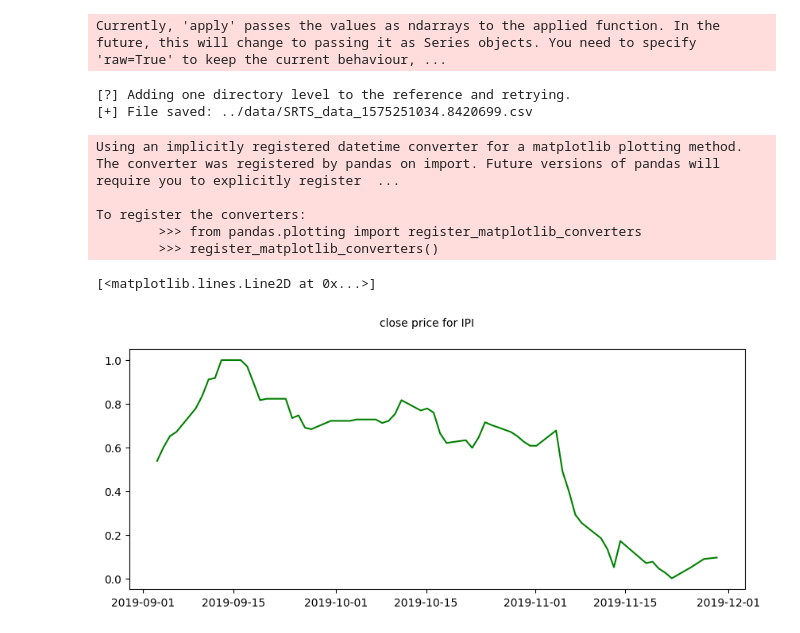
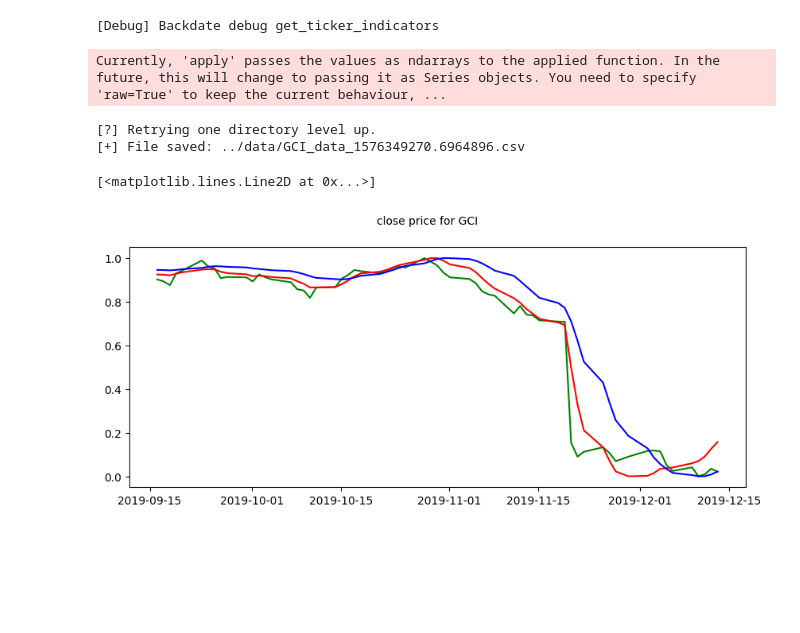
Before and after one commit to bbeale/u-nectix, a Jupyter notebook: notebooks/manual_trader.ipynb, the cells around one changed output. Drawn from its saved outputs; the diff is of its cells as text; code cells hidden in the pictures; blank space fills up the shorter version.

```diff
--- a/notebooks/manual_trader.ipynb
+++ b/notebooks/manual_trader.ipynb
@@ -1,14 +1,14 @@
 # %%
 # start here by entering a ticker symbol
-ticker = "IPI"
+ticker = "GCI"
 # number of weeks to look back
-weeks = 13
+weeks = 54
 # and watch the magic happen below...
 from nltk.sentiment.vader import SentimentIntensityAnalyzer
-from empyrical import roll_max_drawdown, alpha, beta
 from sklearn.preprocessing import MinMaxScaler
 from src.asset_selector import AssetSelector
-from src.indicator_collection import IndicatorCollection
+from src.indicator_collection import Indicators
+from src.finta_interface import Indicator as I
 from util import time_formatter, df2csv
 from src.predictor import Predictor
 from sklearn.cluster import KMeans
@@ -53,33 +53,28 @@ minute_spy_bars     = selector.extract_bar_data(minute_spy_bars, "SPY")
 ticker_cluster      = indicators.get_ticker_indicators(ticker)
 ticker_cluster["spy_day_close"] = day_spy_bars["close"]
 # %% [output]
-Currently, 'apply' passes the values as ndarrays to the applied function. In the future, this will change to passing it as Series objects. You need to specify 'raw=True' to keep the current behaviour, ...
+[Debug] Backdate debug get_ticker_indicators
+Currently, 'apply' passes the values as ndarrays to the applied function. In the future, this will change to passing it as Series objects. You need to specify 'raw=True' to keep the current behaviour, ...
-# %%
-# testing csv output function
-df2csv(ticker_cluster, ticker)
-# except FileNotFoundError as E:
-#     print("[!] FUCKIN KILL YOURSELF YOU RETARDED PIECE OF DOG SHIT", E)
-# %% [output]
-[?] Adding one directory level to the reference and retrying.
-[+] File saved: ../data/SRTS_data_1575251034.8420699.csv
+# %%
+df2csv(ticker_cluster, ticker)
+# %% [output]
+[?] Retrying one directory level up.
+[+] File saved: ../data/GCI_data_1576349270.6964896.csv
 # %%
 for key in ticker_cluster.keys():
 
     to_np = np.array(ticker_cluster[key])
     to_np = to_np.reshape(-1,1)
     ticker_cluster[key] = scaler.fit_transform(to_np)
 
 fig = plt.figure(figsize=(10,4), dpi=100)
 fig.suptitle("close price for {}".format(ticker), fontsize=10)
 plt.plot(ticker_cluster["close"], color="green")
+plt.plot(ticker_cluster["macd"], color="red")
+plt.plot(ticker_cluster["signal"], color="blue")
 # %% [output]
-Using an implicitly registered datetime converter for a matplotlib plotting method. The converter was registered by pandas on import. Future versions of pandas will require you to explicitly register  ...
-
-To register the converters:
-        >>> from pandas.plotting import register_matplotlib_converters
-        >>> register_matplotlib_converters()
+[<matplotlib.lines.Line2D at 0x...>]
-[<matplotlib.lines.Line2D at 0x...>]
-[figure, old version]
+[figure, new version]
 # %%
 heatmap = go.Heatmap(
     z=ticker_cluster.corr(method='pearson').values,
```
Also changed, not shown: parts of 7 cells of this notebook, 5 other files.
